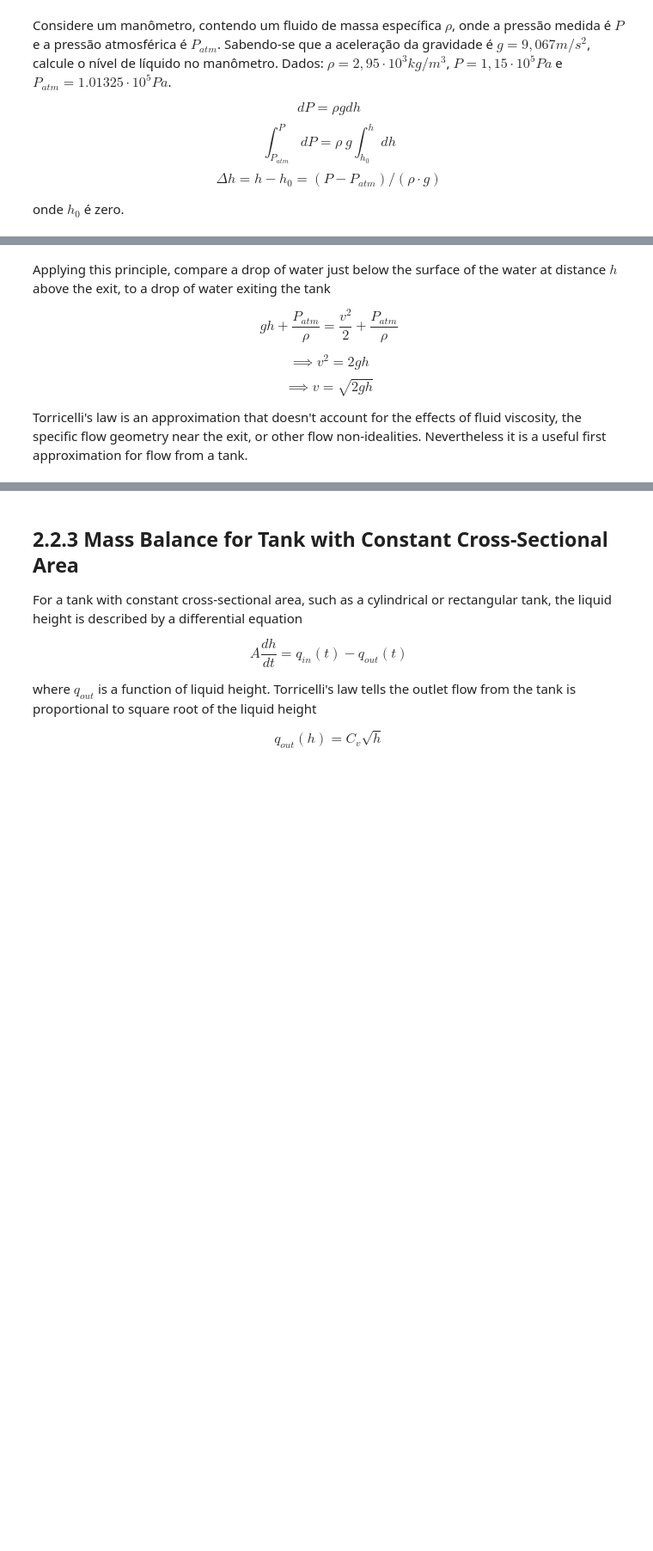
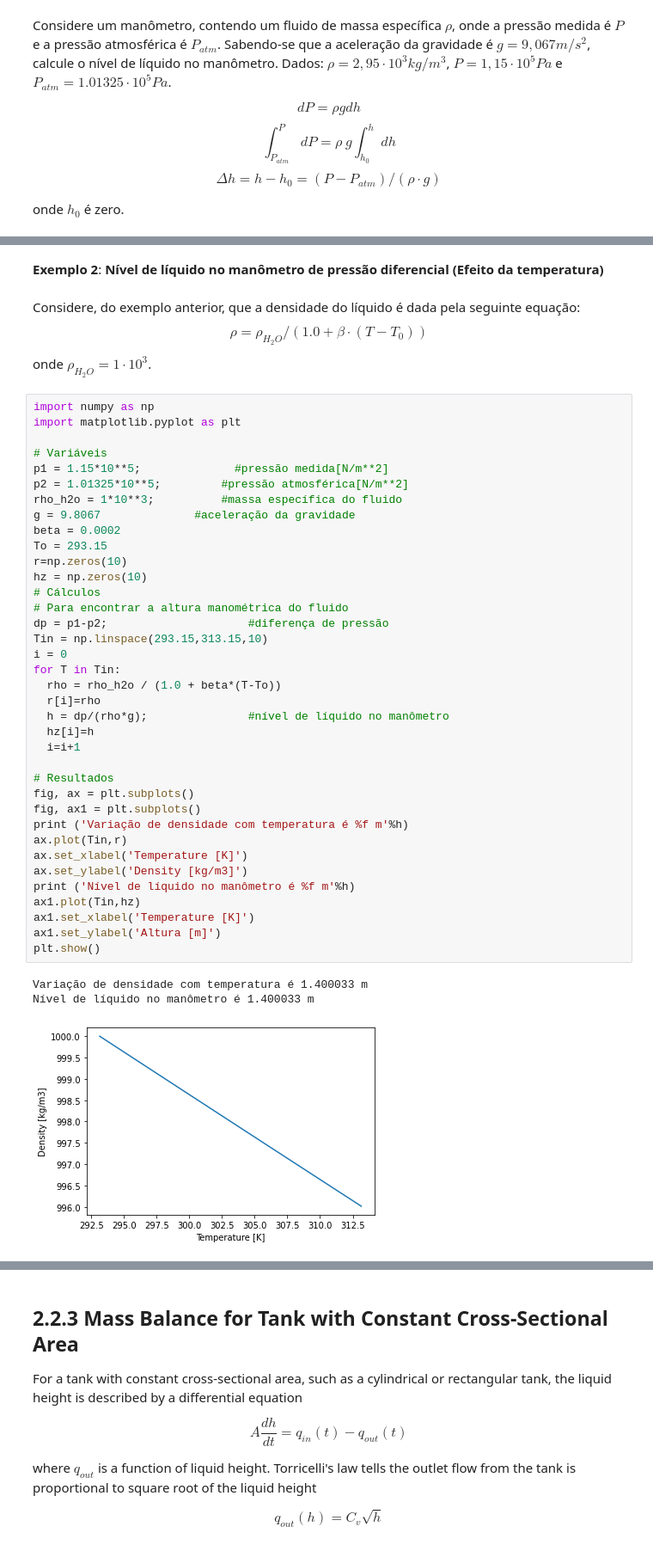
Before and after one commit to NEOEQ/Termodinamica, a Jupyter notebook: Introdução e Conceitos Básicos.ipynb, the cells around one changed output, grey strips where cells are left out. Shown at 86% size. Cells and saved outputs as stored; diff of their text form; blank space fills up the shorter version.

```diff
--- a/Introdução e Conceitos Básicos.ipynb
+++ b/Introdução e Conceitos Básicos.ipynb
@@ -31,12 +31,50 @@ h = dp/(rho*g); 		    	#nível de líquido no manômetro
 print ('Nível de líquido no manômetro é %f m'%h)
 # %% [output]
 Nível de líquido no manômetro é 0.472697 m
-# %% [markdown]
-Applying this principle, compare a drop of water just below the surface of the water at distance $h$ above the exit, to a drop of water exiting the tank
-
-$$gh + \frac{P_{atm}}{\rho} = \frac{v^2}{2} + \frac{P_{atm}}{\rho}$$
-
-$$\implies v^2 = 2gh$$
-$$\implies v = \sqrt{2gh}$$
-
-Torricelli's law is an approximation that doesn't account for the effects of fluid viscosity, the specific flow geometry near the exit, or other flow non-idealities. Nevertheless it is a useful first approximation for flow from a tank.
+# %% [markdown]
+**Exemplo 2**: **Nível de líquido no manômetro de pressão diferencial (Efeito da temperatura)**
+# %% [markdown]
+Considere, do exemplo anterior, que a densidade do líquido é dada pela seguinte equação:
+$$\rho=\rho_{H_2O} / (1.0+\beta\cdot(T-T_{0}))$$
+onde $\rho_{H_2O}=1\cdot10^3$.
+# %%
+import numpy as np
+import matplotlib.pyplot as plt
+
+# Variáveis
+p1 = 1.15*10**5; 			  #pressão medida[N/m**2]
+p2 = 1.01325*10**5; 		#pressão atmosférica[N/m**2]
+rho_h2o = 1*10**3; 			#massa específica do fluido
+g = 9.8067              #aceleração da gravidade
+beta = 0.0002
+To = 293.15
+r=np.zeros(10)
+hz = np.zeros(10)
+# Cálculos
+# Para encontrar a altura manométrica do fluido
+dp = p1-p2; 	     	    	#diferença de pressão
+Tin = np.linspace(293.15,313.15,10)
+i = 0
+for T in Tin:
+  rho = rho_h2o / (1.0 + beta*(T-To))
+  r[i]=rho
+  h = dp/(rho*g); 		    	#nível de líquido no manômetro
+  hz[i]=h
+  i=i+1
+
+# Resultados
+fig, ax = plt.subplots()
+fig, ax1 = plt.subplots()
+print ('Variação de densidade com temperatura é %f m'%h)
+ax.plot(Tin,r)
+ax.set_xlabel('Temperature [K]')
+ax.set_ylabel('Density [kg/m3]')
+print ('Nível de líquido no manômetro é %f m'%h)
+ax1.plot(Tin,hz)
+ax1.set_xlabel('Temperature [K]')
+ax1.set_ylabel('Altura [m]')
+plt.show()
+# %% [output]
+Variação de densidade com temperatura é 1.400033 m
+Nível de líquido no manômetro é 1.400033 m
+[figure, added]
```
Also changed, not shown: parts of 3 cells of this notebook.
